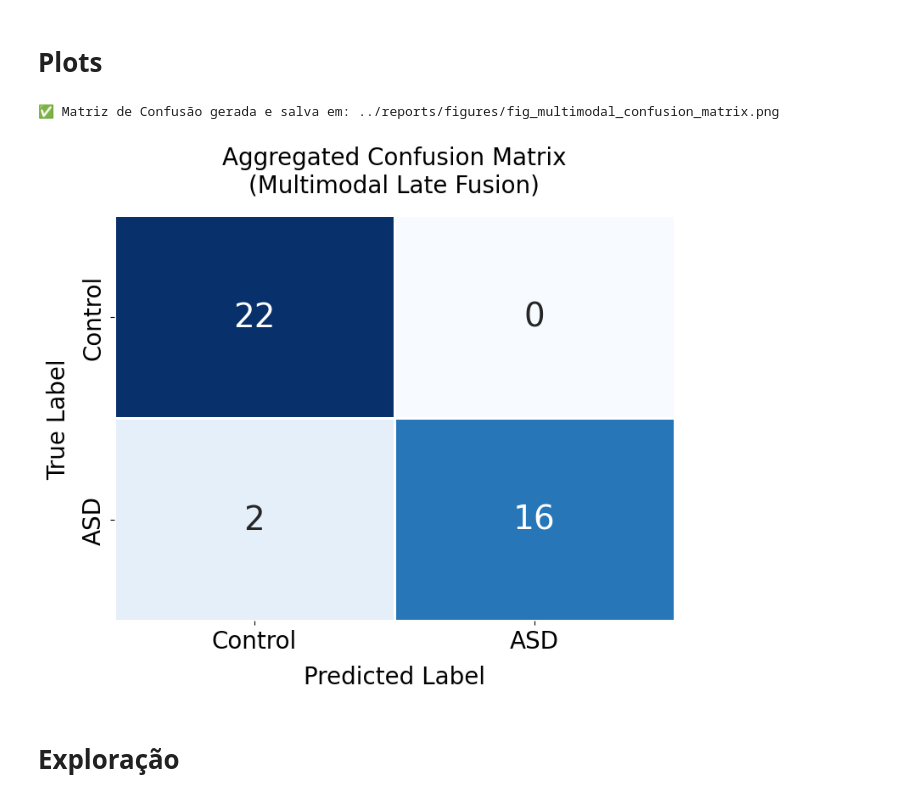
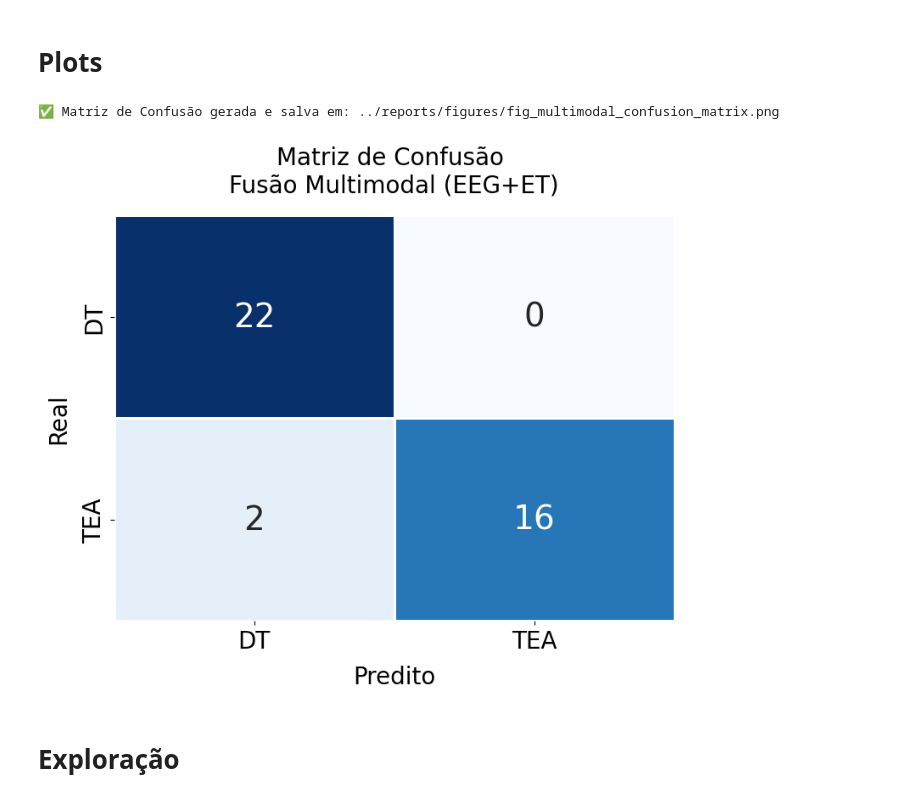
Before and after one commit to brunoandrade-osw/multimodal_fusion_eeg-et, a Jupyter notebook: notebooks/09_fusion.ipynb, the cells around one changed output. Cells and saved outputs as stored; diff of their text form; code cells hidden in the pictures.

```diff
--- a/notebooks/09_fusion.ipynb
+++ b/notebooks/09_fusion.ipynb
@@ -361,38 +361,38 @@ for train_index, test_index in cv_strategy.split(X_eeg, y):
     model_et.fit(X_et[train_index], y[train_index])
     P_et_fold = model_et.predict_proba(X_et[test_index])[:, 1]
 
     # Fusão Tardia
     P_fusion = (W_EEG * P_eeg_fold) + (W_ET * P_et_fold)
     y_pred = (P_fusion >= LIMIAR).astype(int)
 
     # Armazenamento para a Matriz de Confusão Agregada
     y_true_all.extend(y[test_index])
     y_pred_all.extend(y_pred)
 
 # 5. Preparação do Plot (Apenas a Matriz de Confusão)
 fig, ax = plt.subplots(figsize=(8, 7))
 
 cm = confusion_matrix(y_true_all, y_pred_all)
 sns.heatmap(cm, annot=True, fmt='d', cmap='Blues', cbar=False, ax=ax,
-            xticklabels=['Control', 'ASD'], yticklabels=['Control', 'ASD'],
+            xticklabels=['DT', 'TEA'], yticklabels=['DT', 'TEA'],
             annot_kws={"size": 28, "weight": "normal"},
             linewidths=2, linecolor='white')
 
-ax.set_title('Aggregated Confusion Matrix\n(Multimodal Late Fusion)', pad=20)
-ax.set_ylabel('True Label', labelpad=10)
-ax.set_xlabel('Predicted Label', labelpad=10)
+ax.set_title('Matriz de Confusão \nFusão Multimodal (EEG+ET)', pad=20)
+ax.set_ylabel('Real', labelpad=10)
+ax.set_xlabel('Predito', labelpad=10)
 
 plt.tight_layout()
 
 # 6. Salvamento
 os.makedirs('../reports/figures', exist_ok=True)
 caminho_imagem = '../reports/figures/fig_multimodal_confusion_matrix.png'
 plt.savefig(caminho_imagem, dpi=300, bbox_inches='tight')
 print(f"✅ Matriz de Confusão gerada e salva em: {caminho_imagem}")
 plt.show()
 # %% [output]
 ✅ Matriz de Confusão gerada e salva em: ../reports/figures/fig_multimodal_confusion_matrix.png
-[figure, old version]
+[figure, new version]
 # %% [markdown]
 # Exploração
 # %%
```
Also changed, not shown: 14 other files.
